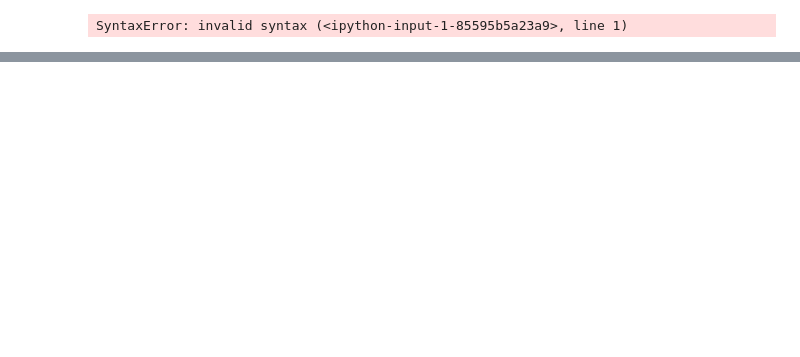
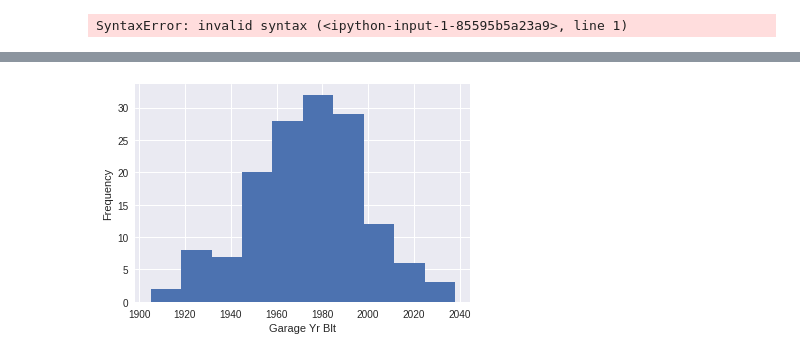
Before and after one commit to Ananyeah/AmesIowa_Final, a Jupyter notebook: AmesIowa_Final/4.Basic_Preprocessing.ipynb, the cells around one changed output, grey strips where cells are left out. Drawn from its saved outputs; the diff is of its cells as text; code cells hidden in the pictures; blank space fills up the shorter version.

```diff
--- a/AmesIowa_Final/4.Basic_Preprocessing.ipynb
+++ b/AmesIowa_Final/4.Basic_Preprocessing.ipynb
@@ -23,20 +23,20 @@ rcParams.update({'font.size': 12})
 #Reading Data
 
 housing_df = pd.read_excel('Data/AmesHousing.xls', delimiter=r"\s+")
-housing_df['Order'] = hous_df['Order'].astype('object')
-housing_df['Year Built'] = hous_df['Year Built'].astype('object')
-housing_df['Year Remod/Add'] = hous_df['Year Remod/Add'].astype('object')
-housing_df['Bsmt Full Bath'] = hous_df['Bsmt Full Bath'].astype('object')
-housing_df['Bsmt Half Bath'] = hous_df['Bsmt Half Bath'].astype('object')
-housing_df['Full Bath'] = hous_df['Full Bath'].astype('object')
-housing_df['Half Bath'] = hous_df['Half Bath'].astype('object')
-housing_df['Bedroom AbvGr'] = hous_df['Bedroom AbvGr'].astype('object')
-housing_df['Kitchen AbvGr'] = hous_df['Kitchen AbvGr'].astype('object')
-housing_df['TotRms AbvGrd'] = hous_df['TotRms AbvGrd'].astype('object')
-housing_df['Fireplaces'] = hous_df['Fireplaces'].astype('object')
-housing_df['Garage Yr Blt'] = hous_df['Garage Yr Blt'].astype('object')
-housing_df['Garage Cars'] = hous_df['Garage Cars'].astype('object')
-housing_df['Mo Sold'] = hous_df['Mo Sold'].astype('object')
-housing_df['Yr Sold'] = hous_df['Yr Sold'].astype('object')
+housing_df['Order'] = housing_df['Order'].astype('object')
+housing_df['Year Built'] = housing_df['Year Built'].astype('object')
+housing_df['Year Remod/Add'] = housing_df['Year Remod/Add'].astype('object')
+housing_df['Bsmt Full Bath'] = housing_df['Bsmt Full Bath'].astype('object')
+housing_df['Bsmt Half Bath'] = housing_df['Bsmt Half Bath'].astype('object')
+housing_df['Full Bath'] = housing_df['Full Bath'].astype('object')
+housing_df['Half Bath'] = housing_df['Half Bath'].astype('object')
+housing_df['Bedroom AbvGr'] = housing_df['Bedroom AbvGr'].astype('object')
+housing_df['Kitchen AbvGr'] = housing_df['Kitchen AbvGr'].astype('object')
+housing_df['TotRms AbvGrd'] = housing_df['TotRms AbvGrd'].astype('object')
+housing_df['Fireplaces'] = housing_df['Fireplaces'].astype('object')
+housing_df['Garage Yr Blt'] = housing_df['Garage Yr Blt'].astype('object')
+housing_df['Garage Cars'] = housing_df['Garage Cars'].astype('object')
+housing_df['Mo Sold'] = housing_df['Mo Sold'].astype('object')
+housing_df['Yr Sold'] = housing_df['Yr Sold'].astype('object')
 # %%
 housing_df[:5]
@@ -127,9 +321,11 @@ garage_yr_blt_rand
 # %%
 # Plot the random distribution of the 'garage_yr_blt' column
 plt.hist(garage_yr_blt_rand)
-plt.xlabel('garage_yr_blt')
+plt.xlabel('Garage Yr Blt')
 plt.ylabel('Frequency')
 plt.show()
+# %% [output]
+[figure, added]
 # %%
 # Use random number generator to create a series of numbers based on 'LotFrontage' statistics
 lot_frontage_rand = make_randoms(housing_df,'Lot Frontage')
```
Also changed, not shown: parts of 29 cells of this notebook, 15 other files.
